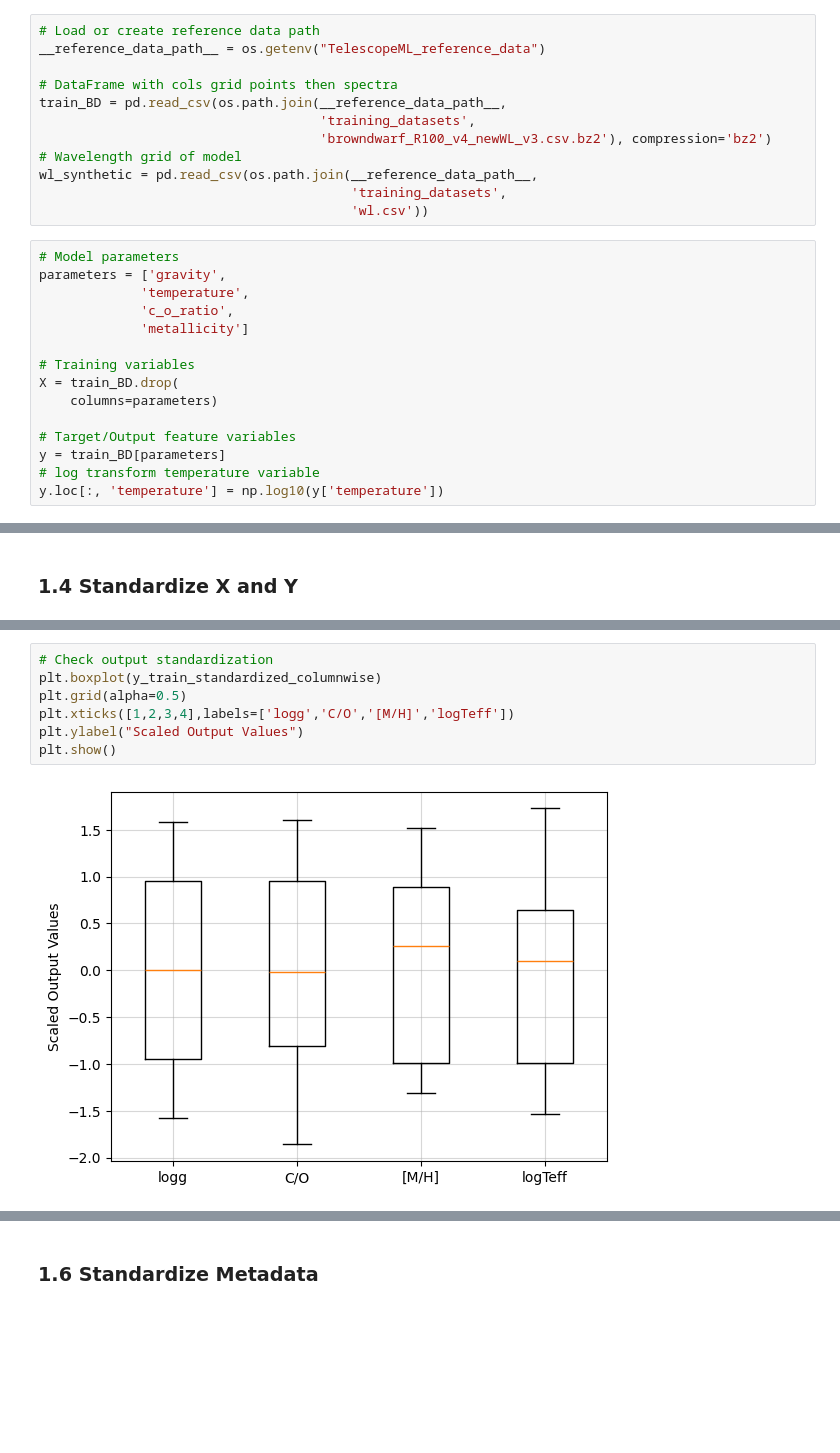
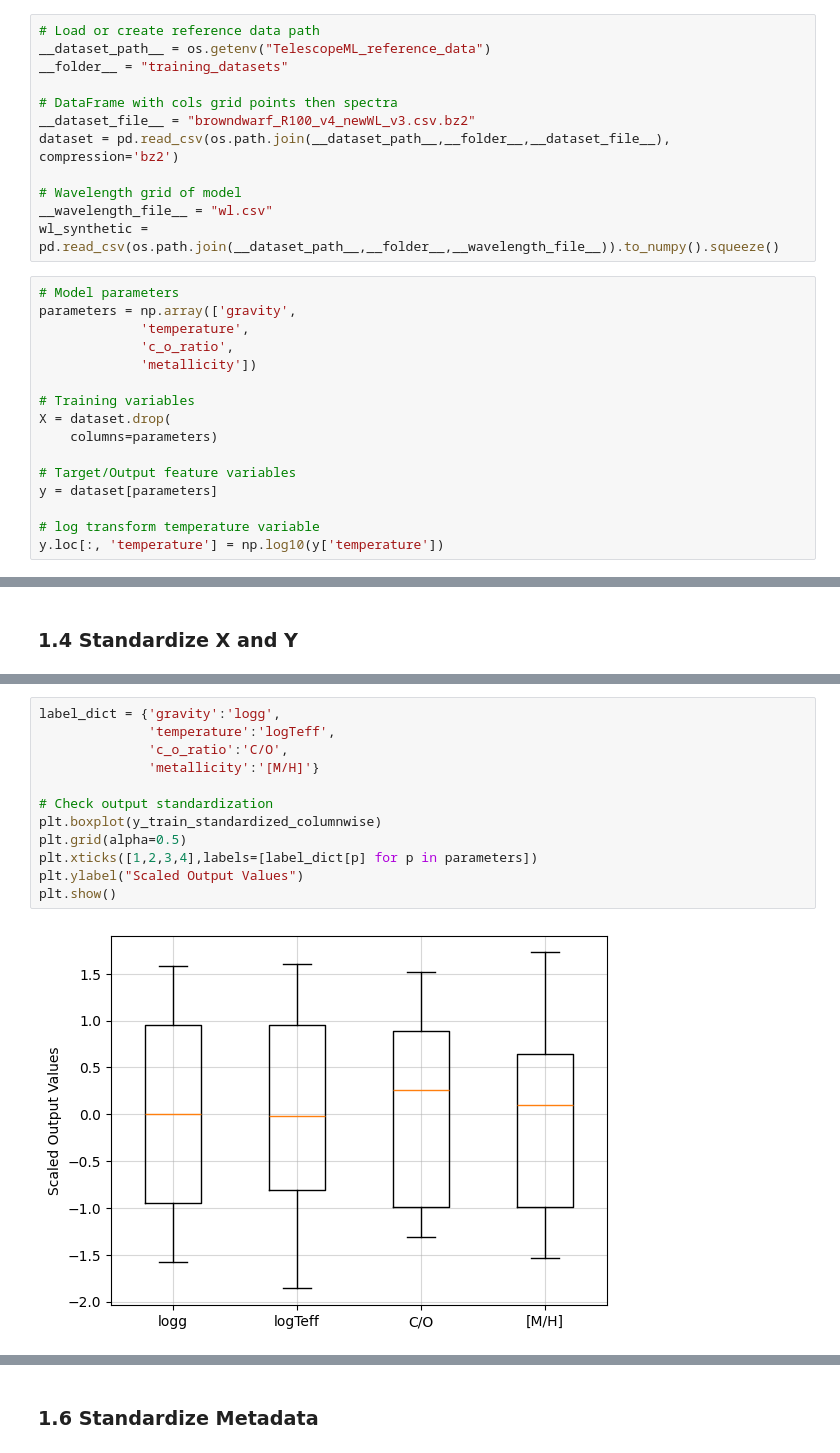
Before and after one commit to emader12/feature-importance-xai-ic, a Jupyter notebook: 1_Train_CNN.ipynb, the cells around one changed output, grey strips where cells are left out. Cells and saved outputs as stored; diff of their text form; blank space fills up the shorter version.

```diff
--- a/1_Train_CNN.ipynb
+++ b/1_Train_CNN.ipynb
@@ -28,29 +31,30 @@ Prepare the dataset by loading it into a Dataframe with columns corresponding to
 ### 1.1 Load Dataset
 # %%
 # Load or create reference data path
-__reference_data_path__ = os.getenv("TelescopeML_reference_data")
+__dataset_path__ = os.getenv("TelescopeML_reference_data")
+__folder__ = "training_datasets"
 
 # DataFrame with cols grid points then spectra
-train_BD = pd.read_csv(os.path.join(__reference_data_path__,
-                                    'training_datasets',
-                                    'browndwarf_R100_v4_newWL_v3.csv.bz2'), compression='bz2')
+__dataset_file__ = "browndwarf_R100_v4_newWL_v3.csv.bz2"
+dataset = pd.read_csv(os.path.join(__dataset_path__,__folder__,__dataset_file__), compression='bz2')
+
 # Wavelength grid of model
-wl_synthetic = pd.read_csv(os.path.join(__reference_data_path__,
-                                        'training_datasets',
-                                        'wl.csv'))
+__wavelength_file__ = "wl.csv"
+wl_synthetic = pd.read_csv(os.path.join(__dataset_path__,__folder__,__wavelength_file__)).to_numpy().squeeze()
 # %%
 # Model parameters
-parameters = ['gravity',
+parameters = np.array(['gravity',
              'temperature',
              'c_o_ratio',
-             'metallicity']
+             'metallicity'])
 
 # Training variables
-X = train_BD.drop(
+X = dataset.drop(
     columns=parameters)
 
 # Target/Output feature variables
-y = train_BD[parameters]
+y = dataset[parameters]
+
 # log transform temperature variable
 y.loc[:, 'temperature'] = np.log10(y['temperature'])
 # %% [markdown]
@@ -92,11 +100,16 @@ standardize_y_ColumnWise = scaler_y
 # %%
+label_dict = {'gravity':'logg',
+              'temperature':'logTeff',
+              'c_o_ratio':'C/O',
+              'metallicity':'[M/H]'}
+
 # Check output standardization
 plt.boxplot(y_train_standardized_columnwise)
 plt.grid(alpha=0.5)
-plt.xticks([1,2,3,4],labels=['logg','C/O','[M/H]','logTeff'])
+plt.xticks([1,2,3,4],labels=[label_dict[p] for p in parameters])
 plt.ylabel("Scaled Output Values")
 plt.show()
 # %% [output]
-[figure, old version]
+[figure, new version]
 # %%
 # Check input standardization
```
Also changed, not shown: parts of 38 cells of this notebook.
